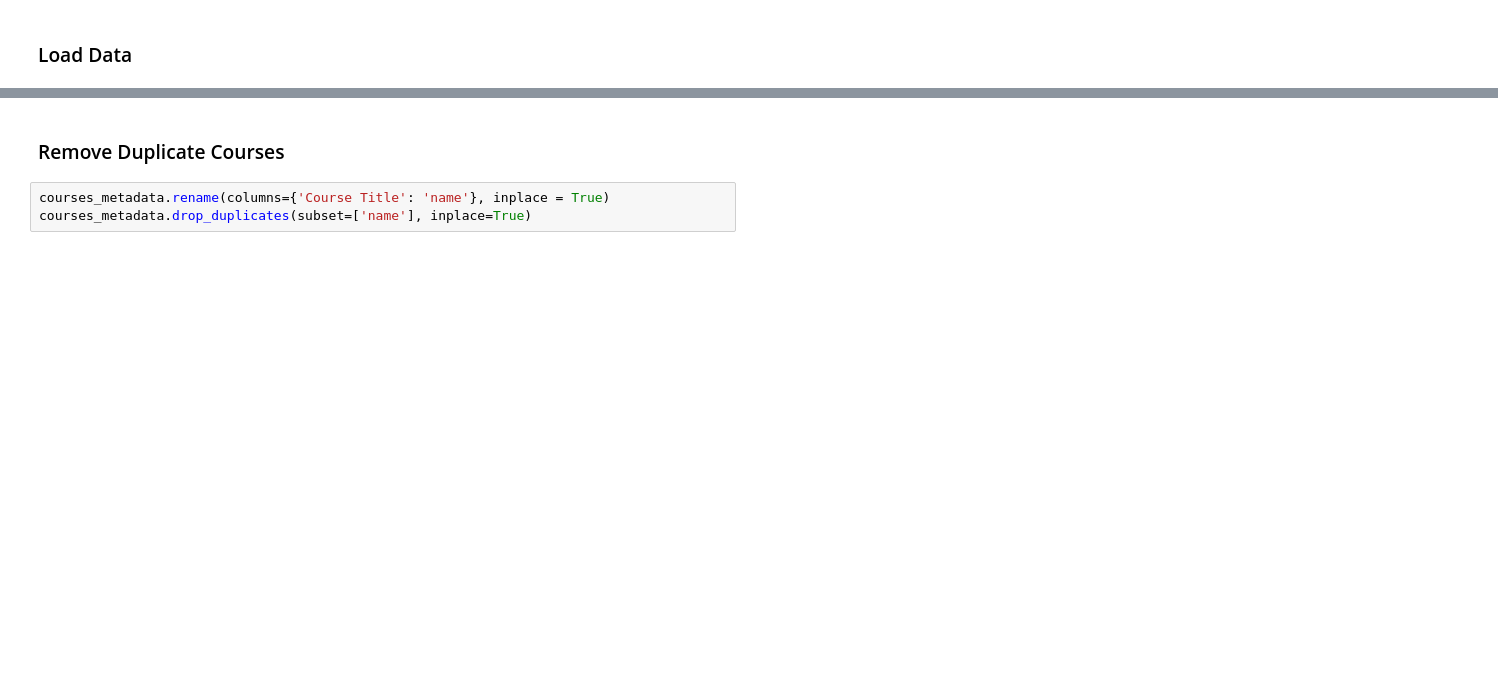
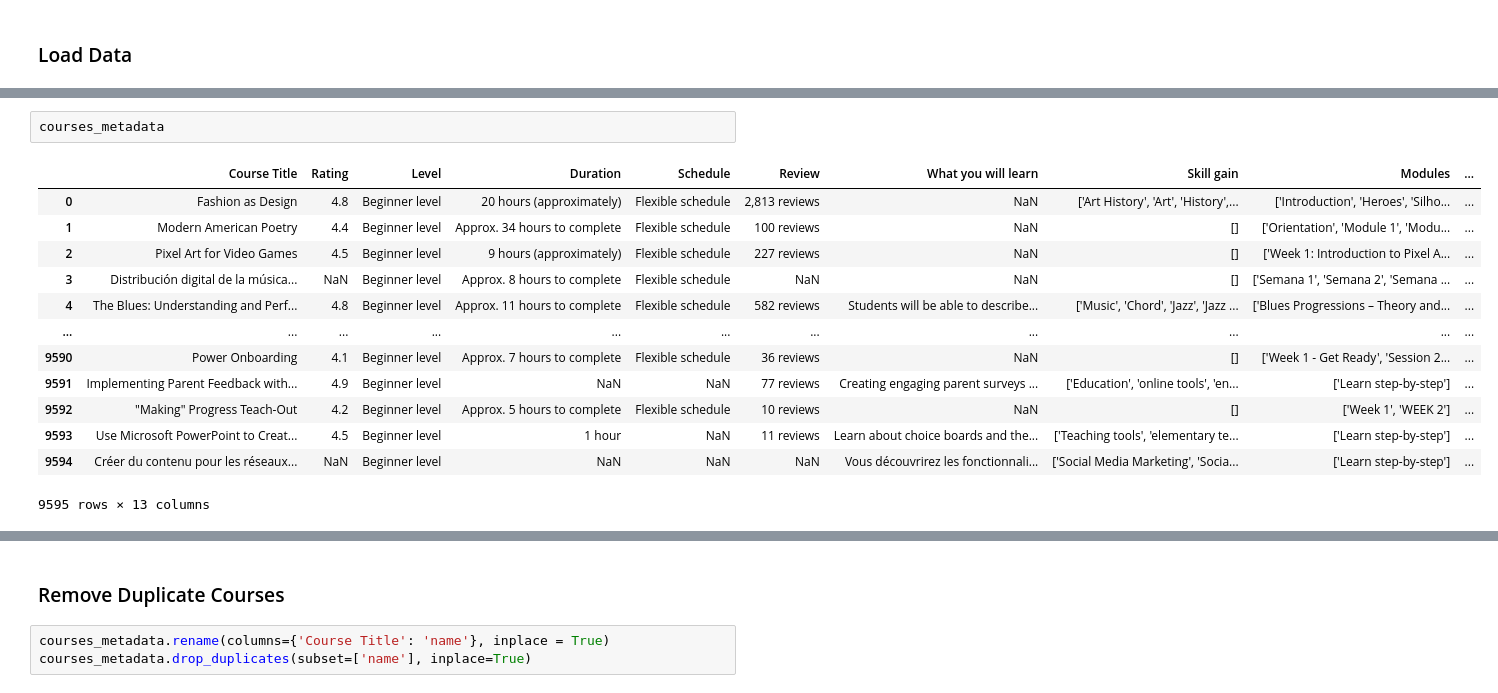
Before and after one commit to jacoblimjy/bt4222, a Jupyter notebook: main.ipynb, the cells around one changed output, grey strips where cells are left out. Saved outputs shown, nothing was run; the diff lists cells and outputs as text; blank space fills up the shorter version.

```diff
--- a/main.ipynb
+++ b/main.ipynb
@@ -11,0 +45,16 @@ job_metadata = pd.read_csv('./Data/linkedin_job_postings.csv')
+# %%
+courses_metadata
+# %% [output]
+|  | Course Title | Rating | Level | Duration | Schedule | Review | What you will learn | Skill gain | Modules | ... |
+| 0 | Fashion as Design | 4.8 | Beginner level | 20 hours (approximately) | Flexible schedule | 2,813 reviews | NaN | ['Art History', 'Art', 'History',... | ['Introduction', 'Heroes', 'Silho... | ... |
+| 1 | Modern American Poetry | 4.4 | Beginner level | Approx. 34 hours to complete | Flexible schedule | 100 reviews | NaN | [] | ['Orientation', 'Module 1', 'Modu... | ... |
+| 2 | Pixel Art for Video Games | 4.5 | Beginner level | 9 hours (approximately) | Flexible schedule | 227 reviews | NaN | [] | ['Week 1: Introduction to Pixel A... | ... |
+| 3 | Distribución digital de la música... | NaN | Beginner level | Approx. 8 hours to complete | Flexible schedule | NaN | NaN | [] | ['Semana 1', 'Semana 2', 'Semana ... | ... |
+| 4 | The Blues: Understanding and Perf... | 4.8 | Beginner level | Approx. 11 hours to complete | Flexible schedule | 582 reviews | Students will be able to describe... | ['Music', 'Chord', 'Jazz', 'Jazz ... | ['Blues Progressions – Theory and... | ... |
+| ... | ... | ... | ... | ... | ... | ... | ... | ... | ... | ... |
+| 9590 | Power Onboarding | 4.1 | Beginner level | Approx. 7 hours to complete | Flexible schedule | 36 reviews | NaN | [] | ['Week 1 - Get Ready', 'Session 2... | ... |
+| 9591 | Implementing Parent Feedback with... | 4.9 | Beginner level | NaN | NaN | 77 reviews | Creating engaging parent surveys ... | ['Education', 'online tools', 'en... | ['Learn step-by-step'] | ... |
+| 9592 | "Making" Progress Teach-Out | 4.2 | Beginner level | Approx. 5 hours to complete | Flexible schedule | 10 reviews | NaN | [] | ['Week 1', 'WEEK 2'] | ... |
+| 9593 | Use Microsoft PowerPoint to Creat... | 4.5 | Beginner level | 1 hour | NaN | 11 reviews | Learn about choice boards and the... | ['Teaching tools', 'elementary te... | ['Learn step-by-step'] | ... |
+| 9594 | Créer du contenu pour les réseaux... | NaN | Beginner level | NaN | NaN | NaN | Vous découvrirez les fonctionnali... | ['Social Media Marketing', 'Socia... | ['Learn step-by-step'] | ... |
+9595 rows × 13 columns
```
Also changed, not shown: parts of 21 cells of this notebook.
